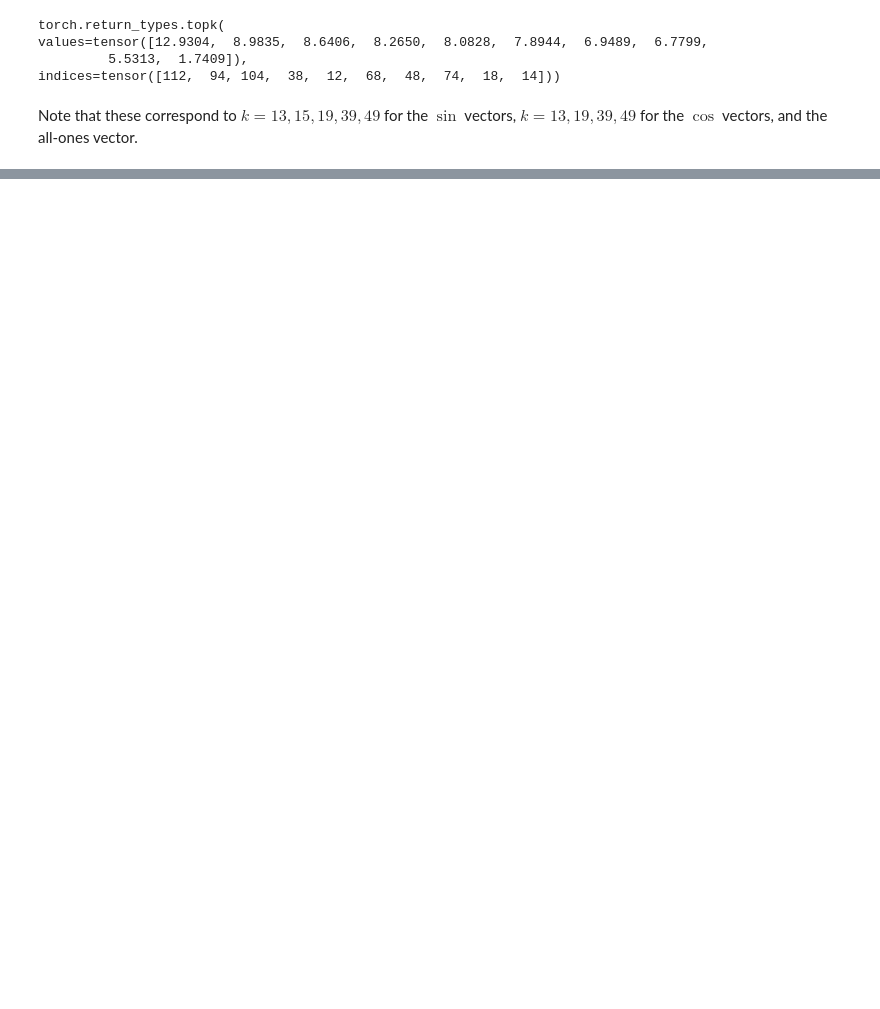
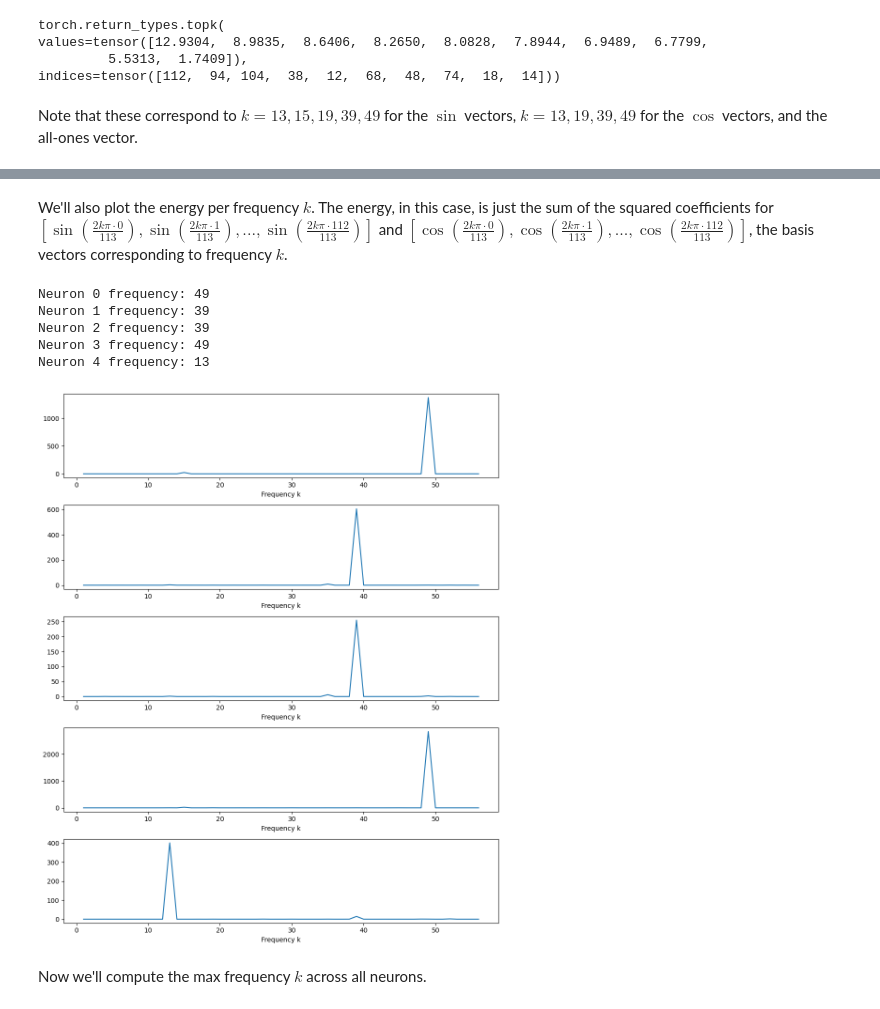
Before and after one commit to andrew-gong-wu/grokking-interp, a Jupyter notebook: analysis.ipynb, the cells around one changed output, grey strips where cells are left out. Saved outputs shown, nothing was run; the diff lists cells and outputs as text; code cells hidden in the pictures; blank space fills up the shorter version.

```diff
--- a/analysis.ipynb
+++ b/analysis.ipynb
@@ -171,0 +273,30 @@ Note that these correspond to $k = 13, 15, 19, 39, 49$ for the $\sin$ vectors, $
+# %% [markdown]
+We'll also plot the energy per frequency $k$. The energy, in this case, is just the sum of the squared coefficients for $\left[\sin( \frac{2k \pi \cdot 0}{113}), \sin( \frac{2k \pi \cdot 1}{113}), ..., \sin( \frac{2k \pi \cdot 112}{113})\right]$ and $\left[\cos( \frac{2k \pi \cdot 0}{113}), \cos( \frac{2k \pi \cdot 1}{113}), ..., \cos( \frac{2k \pi \cdot 112}{113})\right]$, the basis vectors corresponding to frequency $k$.
+# %%
+fig, axes = plt.subplots(5,1, figsize=(10,12))
+for i in range(5):
+
+    coeffs = fourier_basis @ pos2_preacts[:,i]
+    energy = torch.zeros(56)
+    for k in range(56):
+        # cos and sin are off by 56
+        energy[k] = coeffs[k]**2 + coeffs[56+k]**2
+
+    # plot starts from 1 due to zero-indexing in Python vs. 1-indexing for basis vectors
+    axes[i].plot(range(1,57), energy)
+    axes[i].set_xlabel('Frequency k')
+
+    # add 1 again due to 1-indexing for basis vectors vs zero-indexing in python
+    print(f'Neuron {i} frequency: {torch.argmax(energy).item()+1}')
+
+plt.tight_layout()
+plt.show()
+# %% [output]
+Neuron 0 frequency: 49
+Neuron 1 frequency: 39
+Neuron 2 frequency: 39
+Neuron 3 frequency: 49
+Neuron 4 frequency: 13
+[figure, added]
+# %% [markdown]
+Now we'll compute the max frequency $k$ across all neurons.
```
Also changed, not shown: parts of 25 cells of this notebook, 2 other files.
